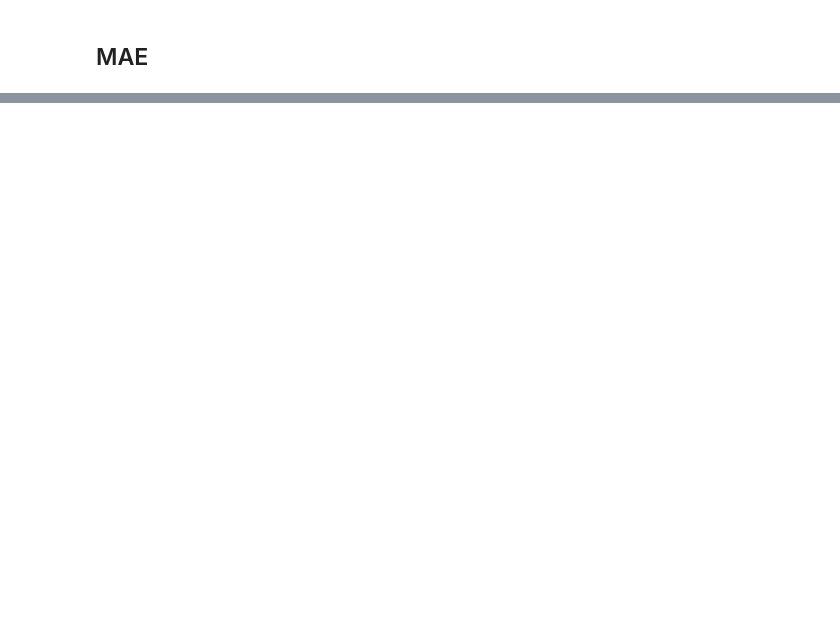
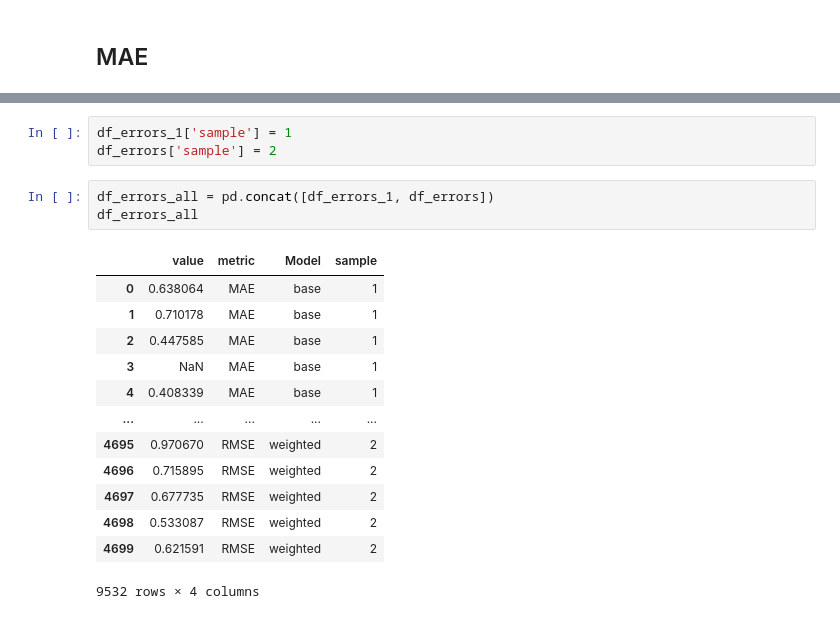
Before and after one commit to vvseva/recomend_hse, a Jupyter notebook: week4-hw/HomeWork1.ipynb, the cells around one changed output, grey strips where cells are left out. Cells and saved outputs as stored; diff of their text form; blank space fills up the shorter version.

```diff
--- a/week4-hw/HomeWork1.ipynb
+++ b/week4-hw/HomeWork1.ipynb
@@ -530,0 +617,20 @@ If we are comparing two recommendation models by mean MAE on all test users, it
+# %%
+df_errors_1['sample'] = 1
+df_errors['sample'] = 2
+# %%
+df_errors_all = pd.concat([df_errors_1, df_errors])
+df_errors_all
+# %% [output]
+|  | value | metric | Model | sample |
+| 0 | 0.638064 | MAE | base | 1 |
+| 1 | 0.710178 | MAE | base | 1 |
+| 2 | 0.447585 | MAE | base | 1 |
+| 3 | NaN | MAE | base | 1 |
+| 4 | 0.408339 | MAE | base | 1 |
+| ... | ... | ... | ... | ... |
+| 4695 | 0.970670 | RMSE | weighted | 2 |
+| 4696 | 0.715895 | RMSE | weighted | 2 |
+| 4697 | 0.677735 | RMSE | weighted | 2 |
+| 4698 | 0.533087 | RMSE | weighted | 2 |
+| 4699 | 0.621591 | RMSE | weighted | 2 |
+9532 rows × 4 columns
```
Also changed, not shown: parts of 24 cells of this notebook, 1 other file.
